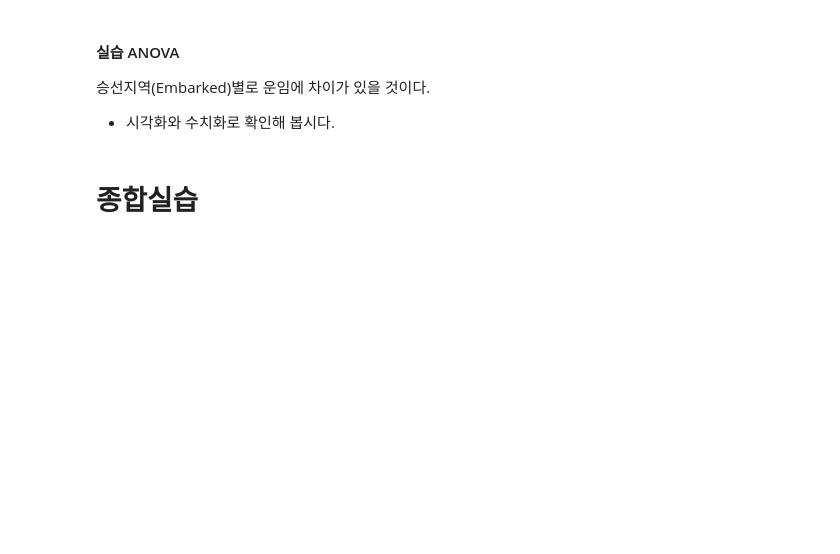
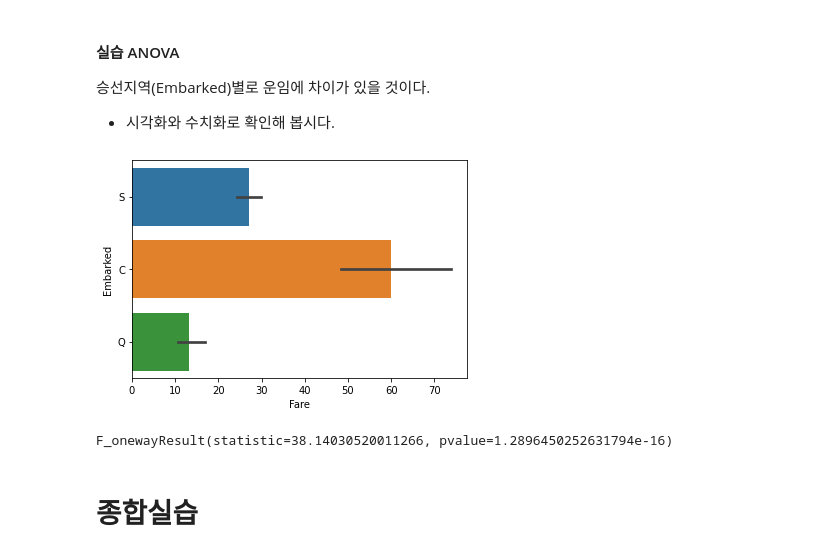
Before and after one commit to ringolove/aivle2201, a Jupyter notebook: python_visualization/10과 이변량_범주 vs 숫자.ipynb, the cells around one changed output. Cells and saved outputs as stored; diff of their text form; code cells hidden in the pictures; blank space fills up the shorter version.

```diff
--- a/python_visualization/10과 이변량_범주 vs 숫자.ipynb
+++ b/python_visualization/10과 이변량_범주 vs 숫자.ipynb
@@ -344,6 +426,22 @@ spst.f_oneway(P_1, P_2, P_3)
 
 승선지역(Embarked)별로 운임에 차이가 있을 것이다.
 * 시각화와 수치화로 확인해 봅시다.
+# %%
+# Embarked(3 범주) --> Fare
+sns.barplot(x="Fare", y="Embarked", data=titanic)
+plt.show()
+# %% [output]
+[figure, added]
+# %%
+# 분산분석
+
+E_S = titanic.loc[titanic.Embarked == 'S', 'Fare']
+E_C = titanic.loc[titanic.Embarked == 'C', 'Fare']
+E_Q = titanic.loc[titanic.Embarked == 'Q', 'Fare']
+
+spst.f_oneway(E_S, E_C, E_Q)
+# %% [output]
+F_onewayResult(statistic=38.14030520011266, pvalue=1.2896450252631794e-16)
 # %% [markdown]
 # 종합실습
 # %% [markdown]
```
Also changed, not shown: parts of 61 cells of this notebook, 1 other file.
